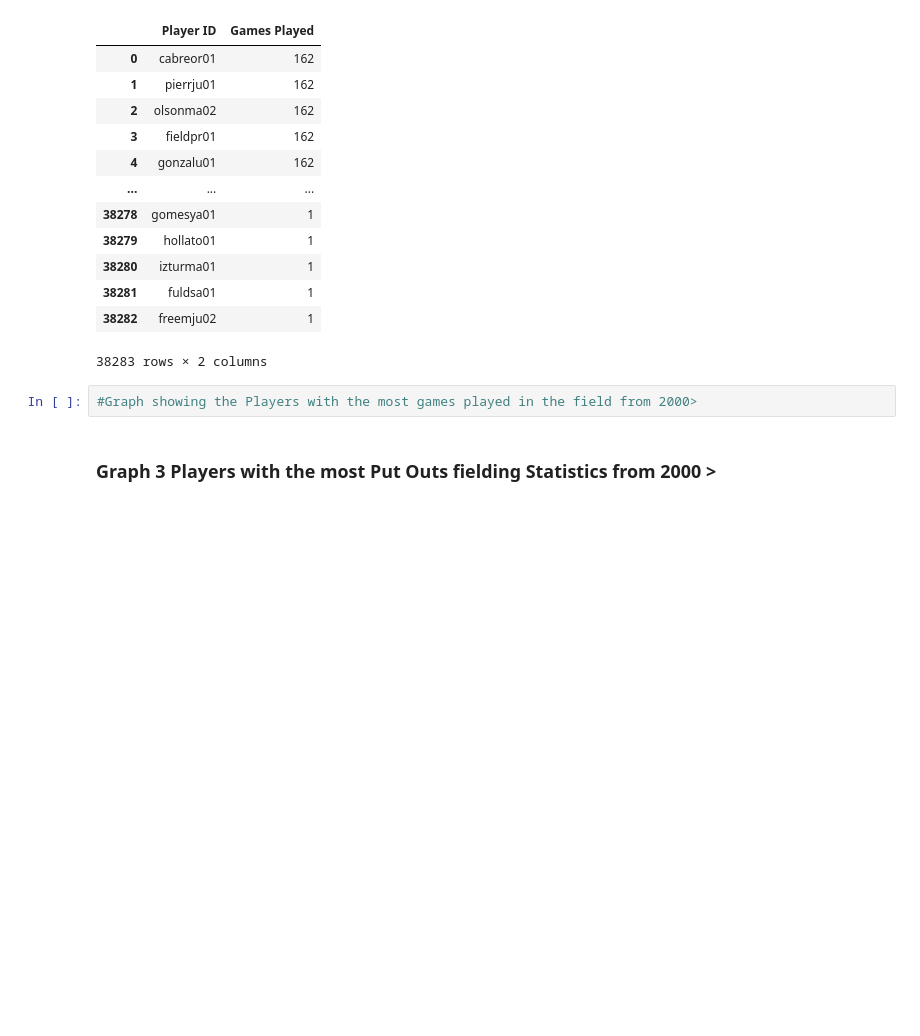
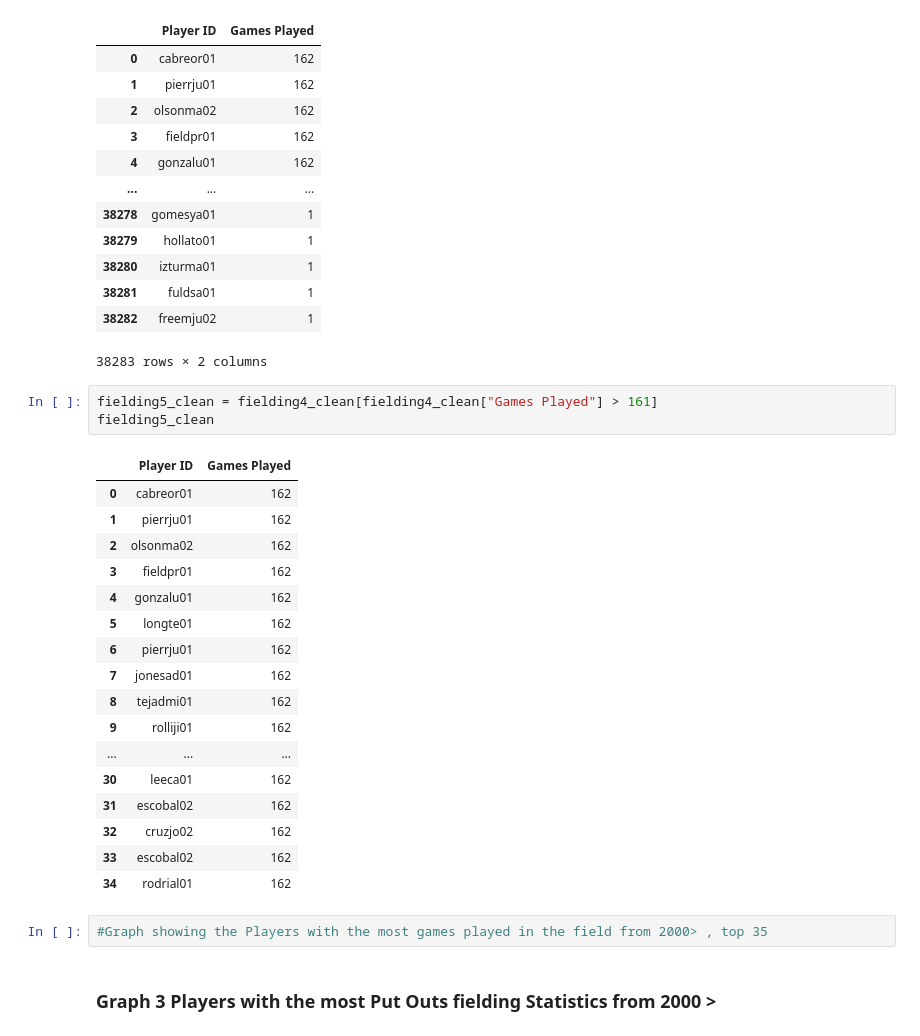
Before and after one commit to data301-2021-winter1/project-group37-project, a Jupyter notebook: notebooks/analysis2.ipynb, the cells around one changed output. Cells and saved outputs as stored; diff of their text form; blank space fills up the shorter version.

```diff
--- a/notebooks/analysis2.ipynb
+++ b/notebooks/analysis2.ipynb
@@ -223,8 +223,29 @@ fielding4_clean
 | 38281 | fuldsa01 | 1 |
 | 38282 | freemju02 | 1 |
 38283 rows × 2 columns
+# %%
+fielding5_clean = fielding4_clean[fielding4_clean["Games Played"] > 161]
+fielding5_clean
+# %% [output]
+|  | Player ID | Games Played |
+| 0 | cabreor01 | 162 |
+| 1 | pierrju01 | 162 |
+| 2 | olsonma02 | 162 |
+| 3 | fieldpr01 | 162 |
+| 4 | gonzalu01 | 162 |
+| 5 | longte01 | 162 |
+| 6 | pierrju01 | 162 |
+| 7 | jonesad01 | 162 |
+| 8 | tejadmi01 | 162 |
+| 9 | rolliji01 | 162 |
+| ... | ... | ... |
+| 30 | leeca01 | 162 |
+| 31 | escobal02 | 162 |
+| 32 | cruzjo02 | 162 |
+| 33 | escobal02 | 162 |
+| 34 | rodrial01 | 162 |
 # %%
-#Graph showing the Players with the most games played in the field from 2000>
+#Graph showing the Players with the most games played in the field from 2000> , top 35
 # %% [markdown]
 ### Graph 3 Players with the most Put Outs fielding Statistics from 2000 >
 # %%
```
Also changed, not shown: parts of 5 cells of this notebook.
